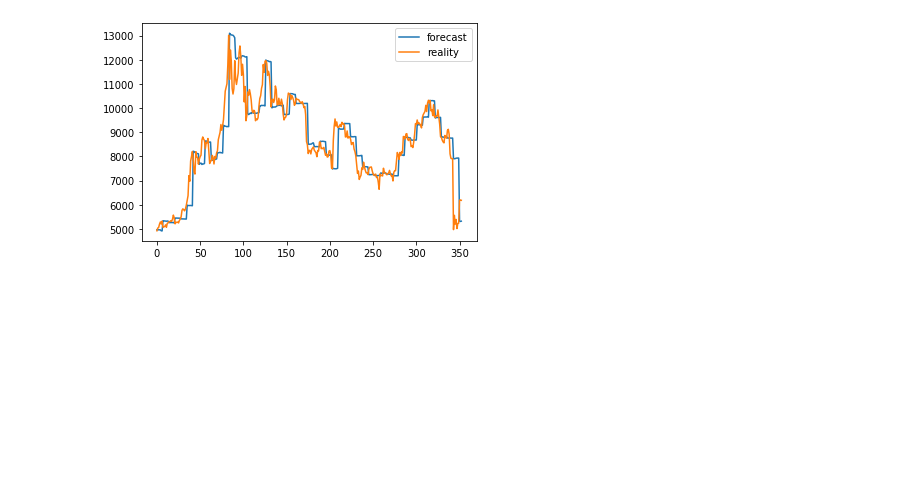
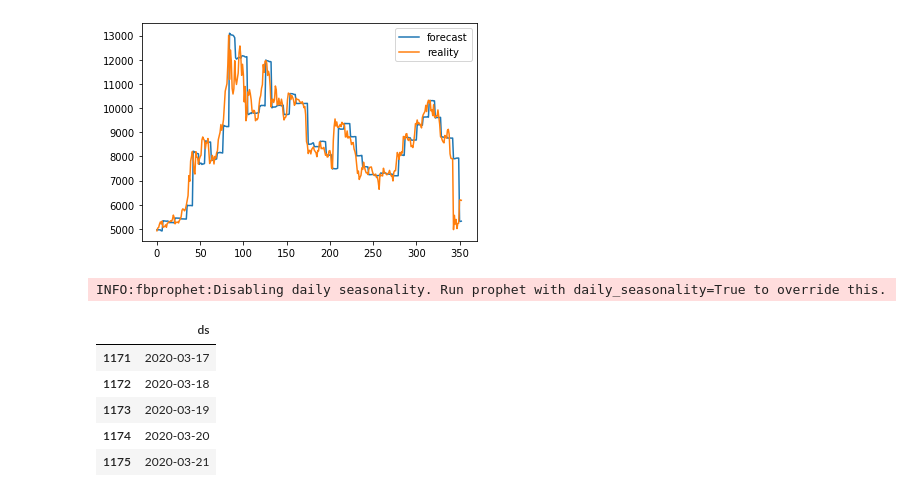
Before and after one commit to cmajorsolo/TimeSeries, a Jupyter notebook: SARIMA.ipynb, the cells around one changed output. Drawn from its saved outputs; the diff is of its cells as text; code cells hidden in the pictures; blank space fills up the shorter version.

```diff
--- a/SARIMA.ipynb
+++ b/SARIMA.ipynb
@@ -399,0 +403,14 @@ plt.legend()
+# %%
+from fbprophet import Prophet
+m = Prophet()
+m.fit(train_fb)
+future = m.make_future_dataframe(periods=len(test_fb))
+future.tail()
+# %% [output]
+INFO:fbprophet:Disabling daily seasonality. Run prophet with daily_seasonality=True to override this.
+|  | ds |
+| 1171 | 2020-03-17 |
+| 1172 | 2020-03-18 |
+| 1173 | 2020-03-19 |
+| 1174 | 2020-03-20 |
+| 1175 | 2020-03-21 |
```
Also changed, not shown: parts of 5 cells of this notebook.
